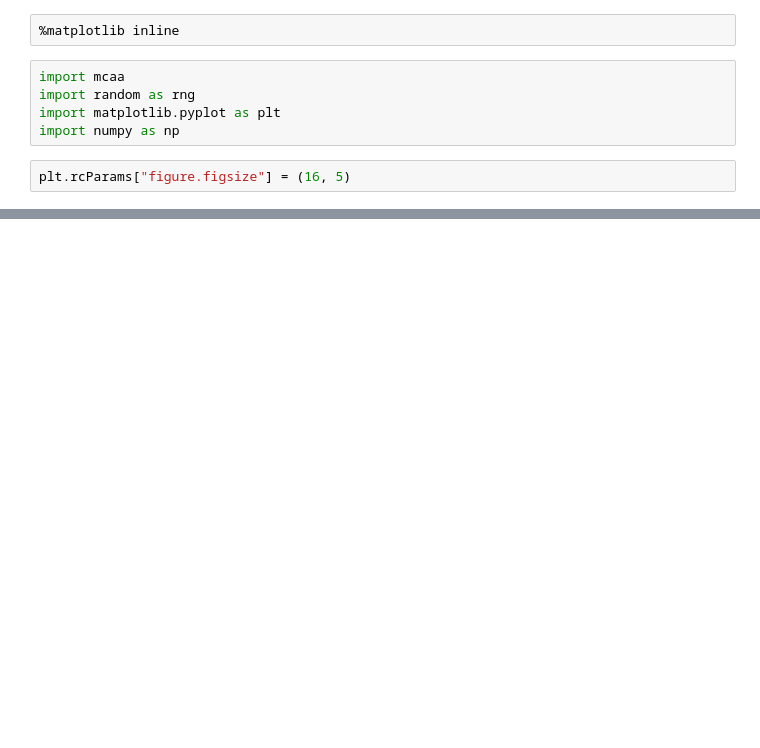
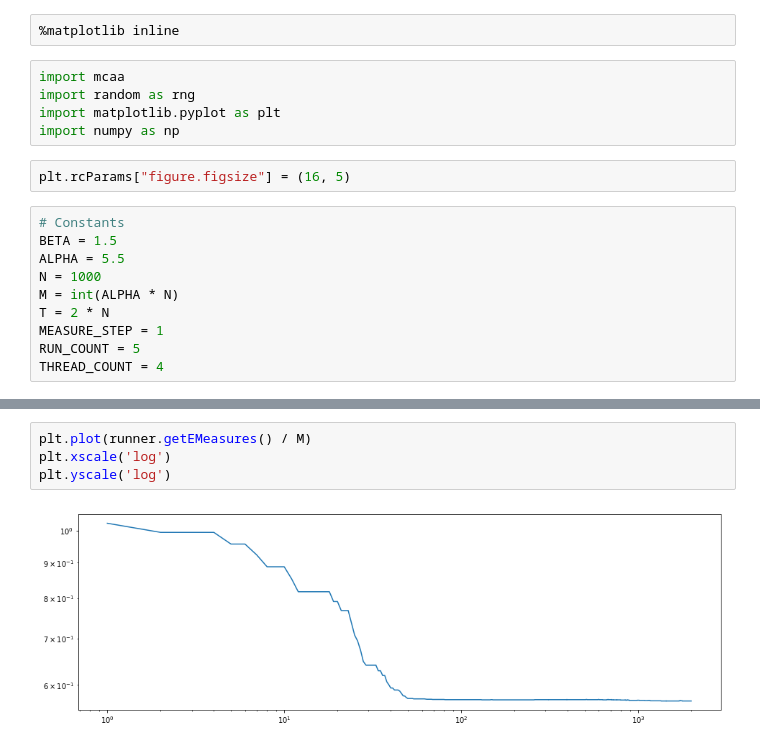
Before and after one commit to njroussel/SimulatedAnnealing, a Jupyter notebook: Running.ipynb, the cells around one changed output, grey strips where cells are left out. Saved outputs shown, nothing was run; the diff lists cells and outputs as text; blank space fills up the shorter version.

```diff
--- a/Running.ipynb
+++ b/Running.ipynb
@@ -7,3 +7,13 @@ import matplotlib.pyplot as plt
 import numpy as np
 # %%
 plt.rcParams["figure.figsize"] = (16, 5)
+# %%
+# Constants
+BETA = 1.5
+ALPHA = 5.5
+N = 1000
+M = int(ALPHA * N)
+T = 2 * N
+MEASURE_STEP = 1
+RUN_COUNT = 5
+THREAD_COUNT = 4
@@ -76 +47,7 @@ print(mySum / 1000)
+# %%
+plt.plot(runner.getEMeasures() / M)
+plt.xscale('log')
+plt.yscale('log')
+# %% [output]
+[figure, added]
 # %%
```
Also changed, not shown: parts of 15 cells of this notebook, 11 other files.
